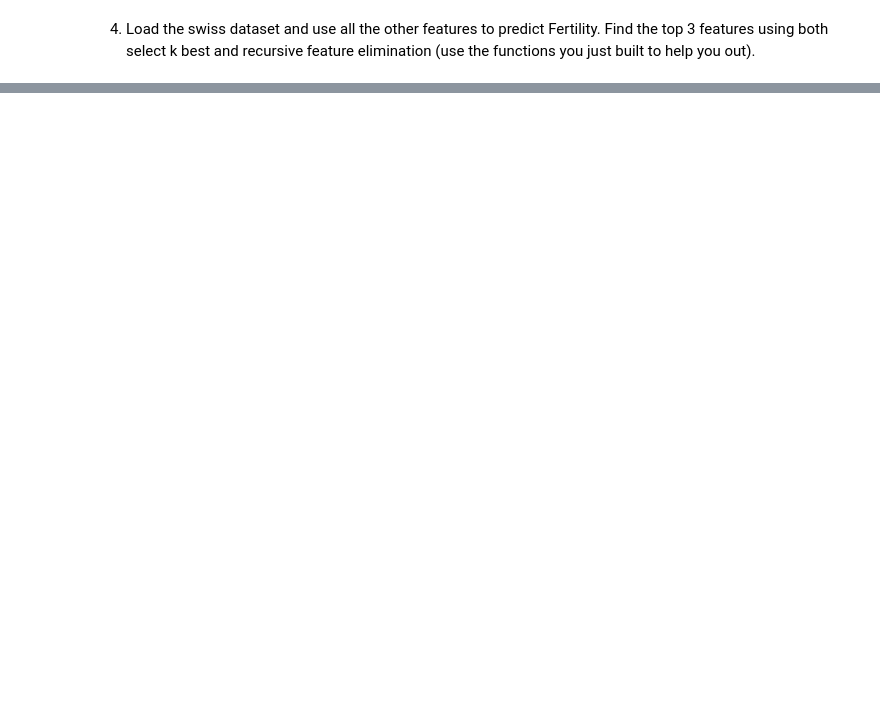
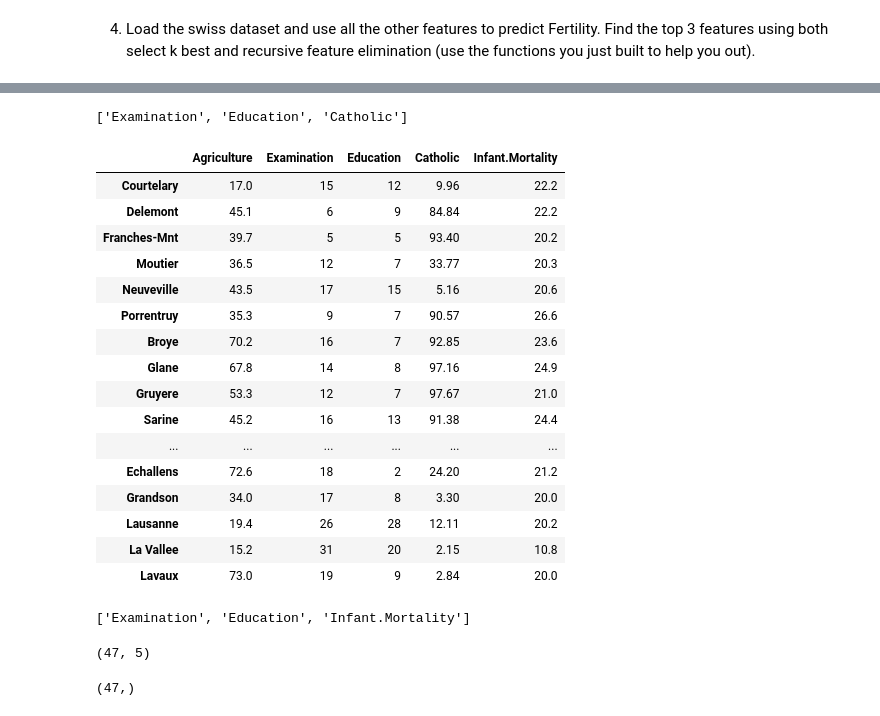
Before and after one commit to nicholas-dougherty/regression-exercises, a Jupyter notebook: feature_engineering.ipynb, the cells around one changed output, grey strips where cells are left out. Saved outputs shown, nothing was run; the diff lists cells and outputs as text; code cells hidden in the pictures; blank space fills up the shorter version.

```diff
--- a/feature_engineering.ipynb
+++ b/feature_engineering.ipynb
@@ -311,0 +381,2 @@ Object `to_notebook_iframe` not found.
+# %%
+swiss = data('swiss')
@@ -311,0 +404,7 @@ Object `to_notebook_iframe` not found.
+# %%
+X_train = swiss.drop(columns='Fertility')
+y_train = swiss.Fertility
+
+select_kbest(X_train, y_train, 3)
+# %% [output]
+['Examination', 'Education', 'Catholic']
@@ -311,0 +419,36 @@ Object `to_notebook_iframe` not found.
+# %%
+X_train.head(20)
+# I was surprised the index didn't cause any problems for the Kbest model.
+# Not surprised that there is an issue with rfe.
+# %% [output]
+|  | Agriculture | Examination | Education | Catholic | Infant.Mortality |
+| Courtelary | 17.0 | 15 | 12 | 9.96 | 22.2 |
+| Delemont | 45.1 | 6 | 9 | 84.84 | 22.2 |
+| Franches-Mnt | 39.7 | 5 | 5 | 93.40 | 20.2 |
+| Moutier | 36.5 | 12 | 7 | 33.77 | 20.3 |
+| Neuveville | 43.5 | 17 | 15 | 5.16 | 20.6 |
+| Porrentruy | 35.3 | 9 | 7 | 90.57 | 26.6 |
+| Broye | 70.2 | 16 | 7 | 92.85 | 23.6 |
+| Glane | 67.8 | 14 | 8 | 97.16 | 24.9 |
+| Gruyere | 53.3 | 12 | 7 | 97.67 | 21.0 |
+| Sarine | 45.2 | 16 | 13 | 91.38 | 24.4 |
+| ... | ... | ... | ... | ... | ... |
+| Echallens | 72.6 | 18 | 2 | 24.20 | 21.2 |
+| Grandson | 34.0 | 17 | 8 | 3.30 | 20.0 |
+| Lausanne | 19.4 | 26 | 28 | 12.11 | 20.2 |
+| La Vallee | 15.2 | 31 | 20 | 2.15 | 10.8 |
+| Lavaux | 73.0 | 19 | 9 | 2.84 | 20.0 |
+# %%
+rfe(X_train, y_train, 3)
+
+# Hmm, seems like the index is resolving to a boolean instead of an integer index, that's weird.
+# %% [output]
+['Examination', 'Education', 'Infant.Mortality']
+# %%
+X_train.shape
+# %% [output]
+(47, 5)
+# %%
+y_train.shape
+# %% [output]
+(47,)
```
Also changed, not shown: parts of 19 cells of this notebook.
